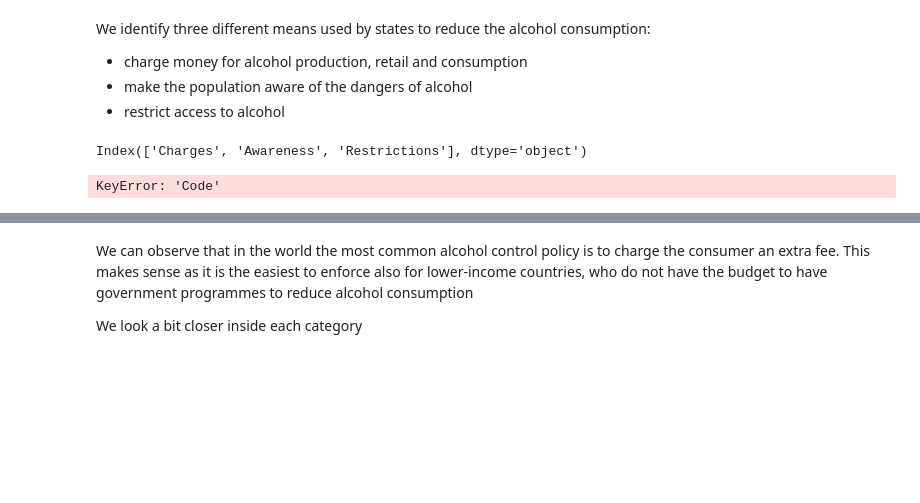
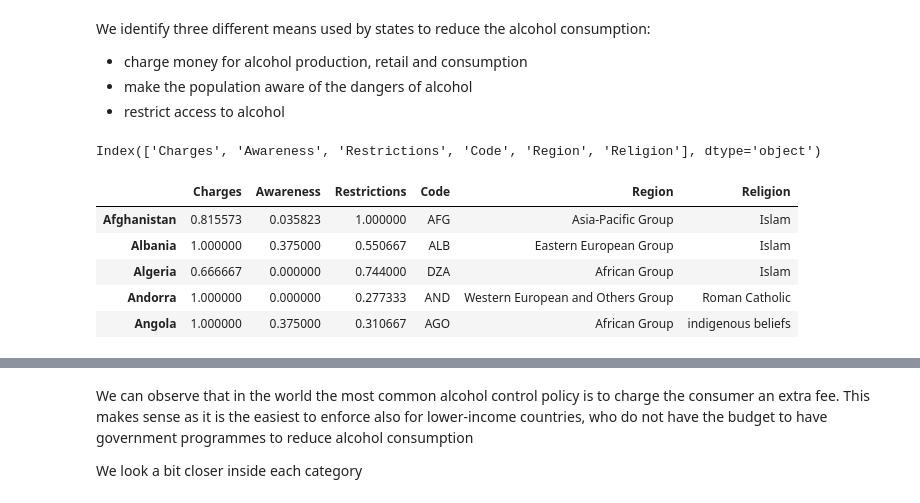
Before and after one commit to TomasTurner/Notorious_ADA_Projet_2019, a Jupyter notebook: src/Final_notebook.ipynb, the cells around one changed output, grey strips where cells are left out. Saved outputs shown, nothing was run; the diff lists cells and outputs as text; code cells hidden in the pictures; blank space fills up the shorter version.

```diff
--- a/src/Final_notebook.ipynb
+++ b/src/Final_notebook.ipynb
@@ -501,7 +961,7 @@ We identify three different means used by states to reduce the alcohol consumpti
 * restrict access to alcohol
 # %%
 # Grouping policies
-groups = ['Charges', 'Awareness','Restrictions']
+groups = ['Charges', 'Awareness','Restrictions', 'Code', 'Region', 'Religion']
 hierarchy = pd.DataFrame(columns=groups)
 # %%
 #getting lists of columns
@@ -519,17 +979,22 @@ charge.extend(licence)
 # %%
 hierarchy.columns
 # %% [output]
-Index(['Charges', 'Awareness', 'Restrictions'], dtype='object')
+Index(['Charges', 'Awareness', 'Restrictions', 'Code', 'Region', 'Religion'], dtype='object')
 # %%
-hierarchy['Charges'] = df_policy[charge].mean(axis=1)
-hierarchy['Awareness'] = df_policy[awareness].mean(axis=1)
-hierarchy['Restrictions'] = df_policy[restriction].mean(axis=1)
-hierarchy['Code'] = df_policy['Code']
-hierarchy['Region'] = df_policy['Region']
-hierarchy['Religion']= df_policy['Religion']
+hierarchy['Charges'] = df_all[charge].mean(axis=1)
+hierarchy['Awareness'] = df_all[awareness].mean(axis=1)
+hierarchy['Restrictions'] = df_all[restriction].mean(axis=1)
+hierarchy['Code'] = df_all['Code']
+hierarchy['Region'] = df_all['Region']
+hierarchy['Religion']= df_all['Religion']
 hierarchy.head()
 # %% [output]
-KeyError: 'Code'
+|  | Charges | Awareness | Restrictions | Code | Region | Religion |
+| Afghanistan | 0.815573 | 0.035823 | 1.000000 | AFG | Asia-Pacific Group | Islam |
+| Albania | 1.000000 | 0.375000 | 0.550667 | ALB | Eastern European Group | Islam |
+| Algeria | 0.666667 | 0.000000 | 0.744000 | DZA | African Group | Islam |
+| Andorra | 1.000000 | 0.000000 | 0.277333 | AND | Western European and Others Group | Roman Catholic |
+| Angola | 1.000000 | 0.375000 | 0.310667 | AGO | African Group | indigenous beliefs |
 # %%
 # what is the most common approach
 hierarchy.mean(axis=0)
```
Also changed, not shown: parts of 133 cells of this notebook, 8 other files.
